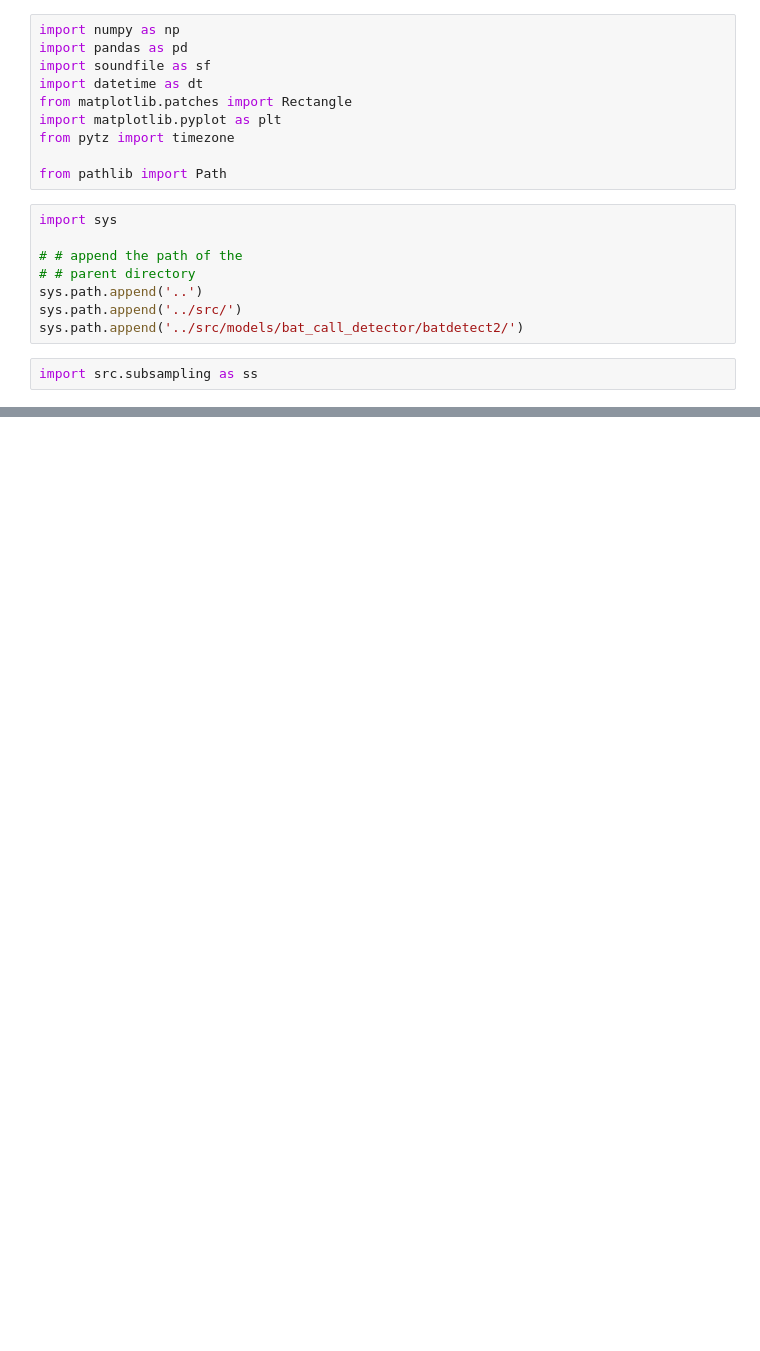
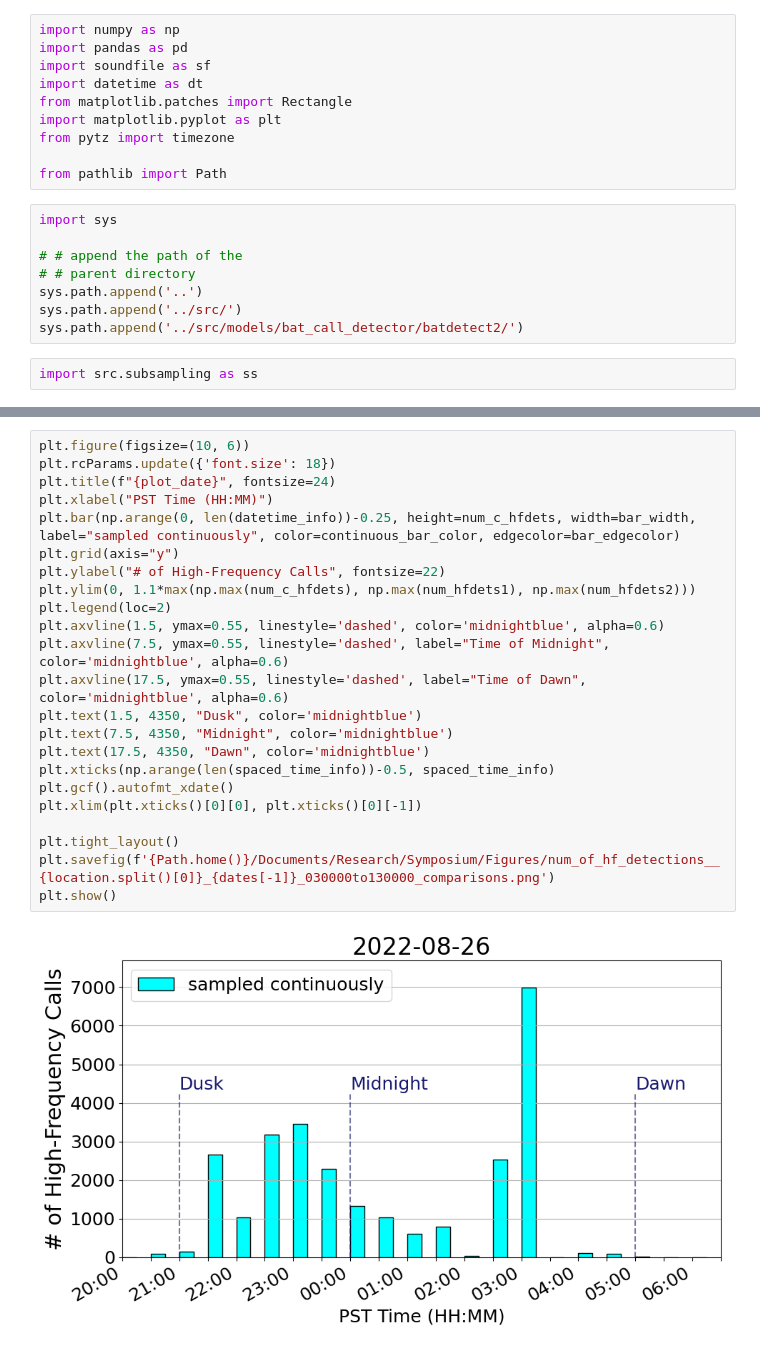
Before and after one commit to aditya-uw/bat-detector-msds, a Jupyter notebook: notebooks/slide_figures_results.ipynb, the cells around one changed output, grey strips where cells are left out. Saved outputs shown, nothing was run; the diff lists cells and outputs as text; blank space fills up the shorter version.

```diff
--- a/notebooks/slide_figures_results.ipynb
+++ b/notebooks/slide_figures_results.ipynb
@@ -219,0 +137,25 @@ times
+# %%
+plt.figure(figsize=(10, 6))
+plt.rcParams.update({'font.size': 18})
+plt.title(f"{plot_date}", fontsize=24)
+plt.xlabel("PST Time (HH:MM)")
+plt.bar(np.arange(0, len(datetime_info))-0.25, height=num_c_hfdets, width=bar_width, label="sampled continuously", color=continuous_bar_color, edgecolor=bar_edgecolor)
+plt.grid(axis="y")
+plt.ylabel("# of High-Frequency Calls", fontsize=22)
+plt.ylim(0, 1.1*max(np.max(num_c_hfdets), np.max(num_hfdets1), np.max(num_hfdets2)))
+plt.legend(loc=2)
+plt.axvline(1.5, ymax=0.55, linestyle='dashed', color='midnightblue', alpha=0.6)
+plt.axvline(7.5, ymax=0.55, linestyle='dashed', label="Time of Midnight", color='midnightblue', alpha=0.6)
+plt.axvline(17.5, ymax=0.55, linestyle='dashed', label="Time of Dawn", color='midnightblue', alpha=0.6)
+plt.text(1.5, 4350, "Dusk", color='midnightblue')
+plt.text(7.5, 4350, "Midnight", color='midnightblue')
+plt.text(17.5, 4350, "Dawn", color='midnightblue')
+plt.xticks(np.arange(len(spaced_time_info))-0.5, spaced_time_info)
+plt.gcf().autofmt_xdate()
+plt.xlim(plt.xticks()[0][0], plt.xticks()[0][-1])
+
+plt.tight_layout()
+plt.savefig(f'{Path.home()}/Documents/Research/Symposium/Figures/num_of_hf_detections__{location.split()[0]}_{dates[-1]}_030000to130000_comparisons.png')
+plt.show()
+# %% [output]
+[figure, added]
```
Also changed, not shown: parts of 27 cells of this notebook, 1 other file.
